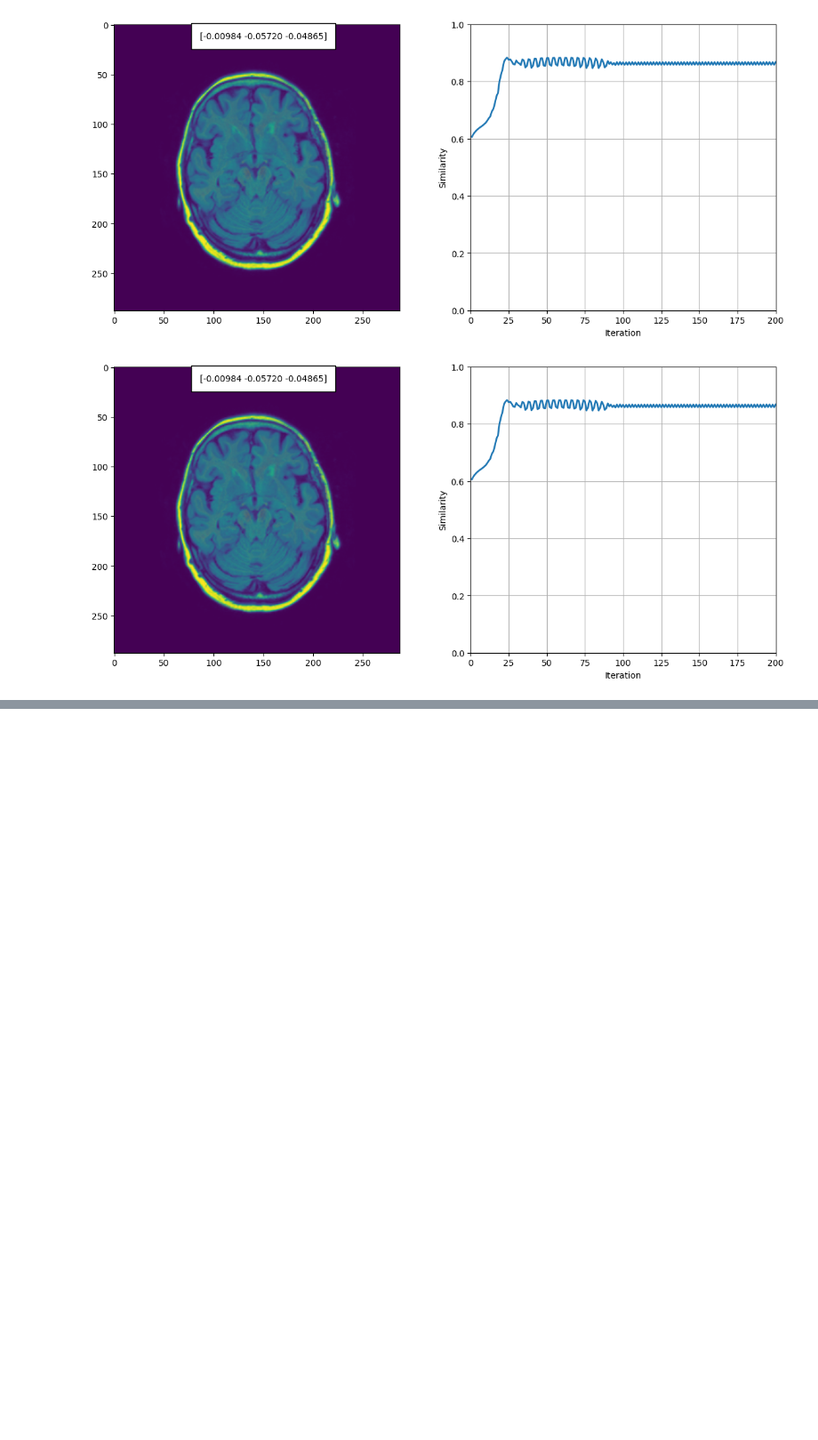
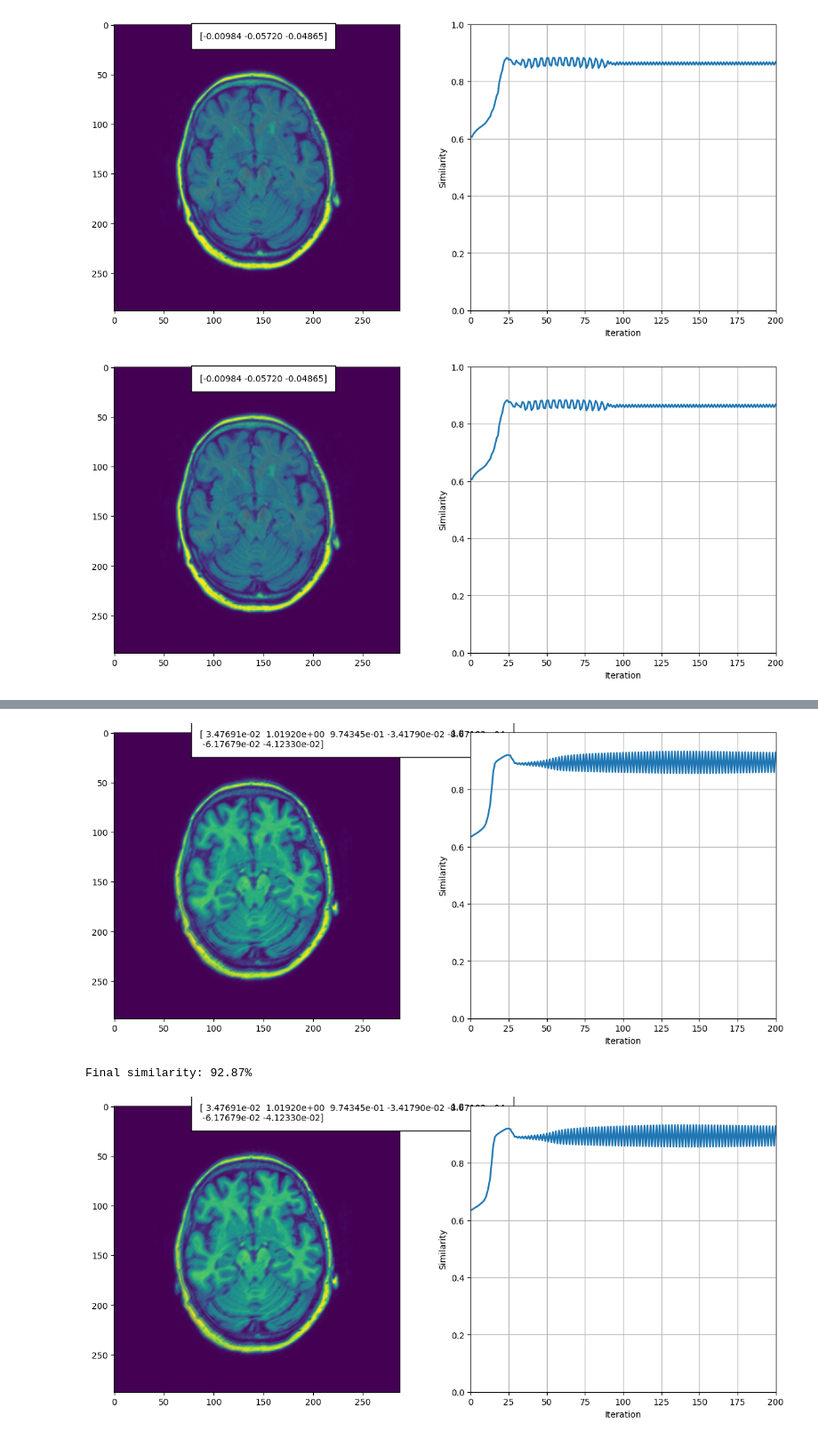
Before and after one commit to Mathis-Poel/8be030_project_MIA, a Jupyter notebook: reader/1.6_Registration_project.ipynb, the cells around one changed output, grey strips where cells are left out. Shown at 89% size. Saved outputs shown, nothing was run; the diff lists cells and outputs as text; code cells hidden in the pictures; blank space fills up the shorter version.

Commit message:
affine intentisy voor t1 t1_d

```diff
--- a/reader/1.6_Registration_project.ipynb
+++ b/reader/1.6_Registration_project.ipynb
@@ -302,6 +294,85 @@ Using the provided dataset and the functions that you have implemented in the ex
 5. Affine intensity-based registration of a T1 slice and a T2 slice (e.g. `1_1_t1.tif` and `1_1_t2.tif`) using mutual information as a similarity measure.
 
 Compare the results from each experiment. If a method fails, describe why you think it fails. Note that you will most likely have to try different values for the learning rate in each experiment in order to find the one that works best.
+# %%
+
+import numpy as np
+import matplotlib.pyplot as plt
+from sklearn.model_selection import learning_curve
+import registration as reg
+from IPython.display import display, clear_output
+
+def intentsity_based_registration_affine():
+    """almost the same as above but now for affine instead of rigid"""
+    I = plt.imread('../data/image_data/3_1_t1.tif')
+    Im = plt.imread('../data/image_data/3_1_t1_d.tif')
+
+    # Needs 7 parameters [rot, scaling_x, scaling_y,
+    # shearing_x, shearing_y, translation_x, translation_y]
+    # with the NOTE above it gives a x_affine of
+    x_affine = np.array([0., 1., 1.,0.,0.,0.,0.])
+
+    fun= lambda x_affine: reg.affine_corr(I,Im, x_affine, return_transform=False)
+    mu = 0.001 #learing rate, the same as in rigid
+    num_iter =200
+
+    iterations = np.arange(1, num_iter+1)
+    similarity = np.full((num_iter, 1), np.nan)
+
+    fig = plt.figure(figsize=(14,6))
+
+    # fixed and moving image, and parameters
+    ax1 = fig.add_subplot(121)
+
+    # fixed image
+    im1 = ax1.imshow(I)
+    # moving image
+    im2 = ax1.imshow(I, alpha=0.7)
+    # parameters
+    txt = ax1.text(0.3, 0.95,
+        np.array2string(x_affine, precision=5, floatmode='fixed'),
+        bbox={'facecolor': 'white', 'alpha': 1, 'pad': 10},
+        transform=ax1.transAxes)
+
+    # 'learning' curve
+    ax2 = fig.add_subplot(122, xlim=(0, num_iter), ylim=(0, 1))
+
+    learning_curve, = ax2.plot(iterations, similarity, lw=2)
+    ax2.set_xlabel('Iteration')
+    ax2.set_ylabel('Similarity')
+    ax2.grid()
+
+    # This part changes form the demo function
+    for k in np.arange(num_iter):
+
+        # gradient ascent
+        g = reg.ngradient(fun, x_affine)
+        x_affine += g*mu
+
+        # for visualization of the result
+        S, Im_t, _ = reg.affine_corr(I, Im, x_affine, return_transform=True)
+
+        clear_output(wait = True)
+
+        # update moving image and parameters
+        im2.set_data(Im_t)
+        txt.set_text(np.array2string(x_affine, precision=5, floatmode='fixed'))
+
+        # update 'learning' curve
+        similarity[k] = S
+        learning_curve.set_xdata(iterations[:k+1])
+        learning_curve.set_ydata(similarity[:k+1])
+        ax2.relim()
+        ax2.autoscale_view()
+        fig.canvas.draw()
+        display(fig)
+    final_similarity = S * 100
+    print(f"Final similarity: {final_similarity:.2f}%")
+intentsity_based_registration_affine()
+# %% [output]
+[figure, added]
+Final similarity: 92.87%
+[figure, added]
 # %% [markdown]
 <div id="open-end"></div>
 
```
Also changed, not shown: parts of 3 cells of this notebook, 1 other file.
